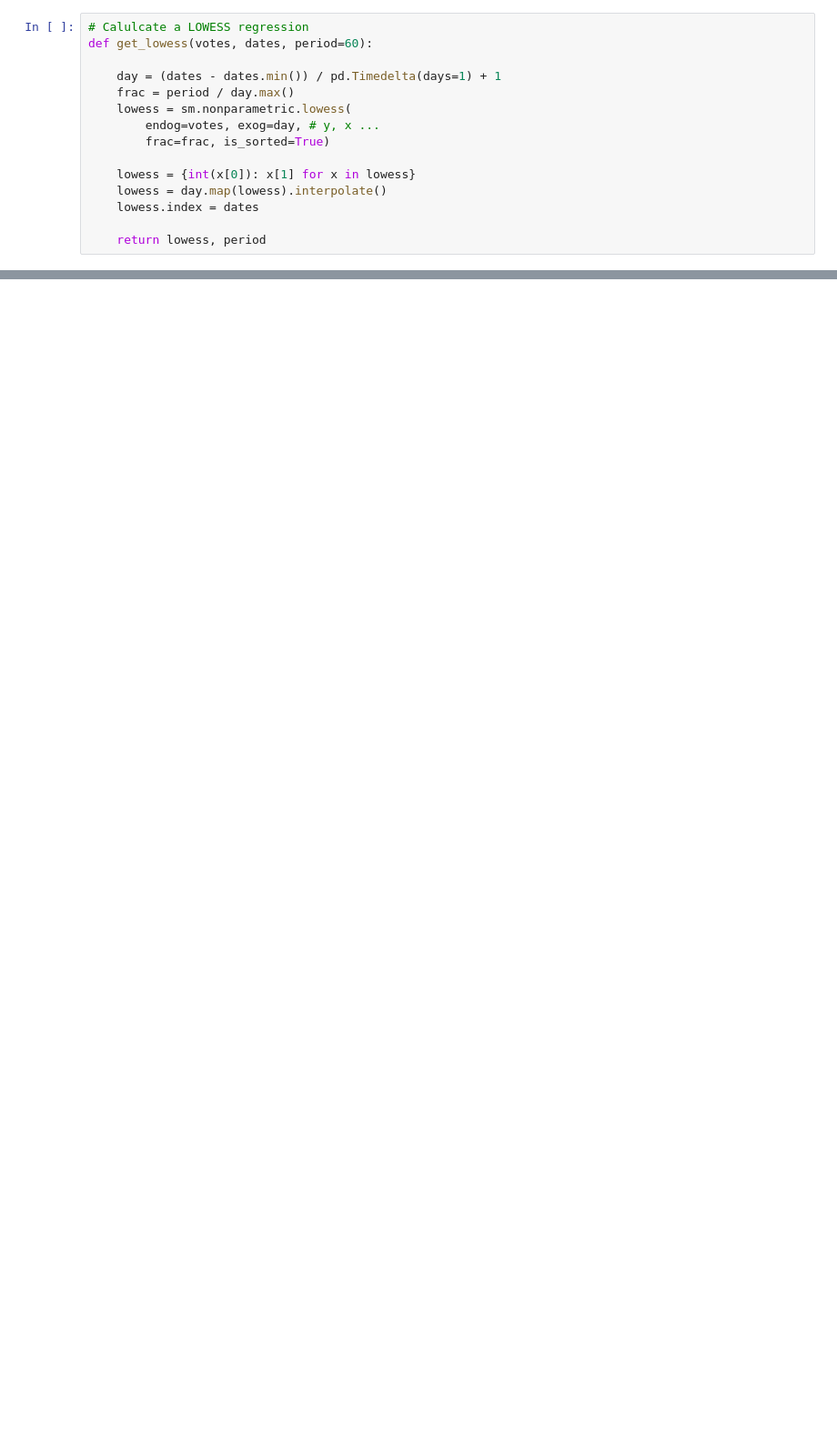
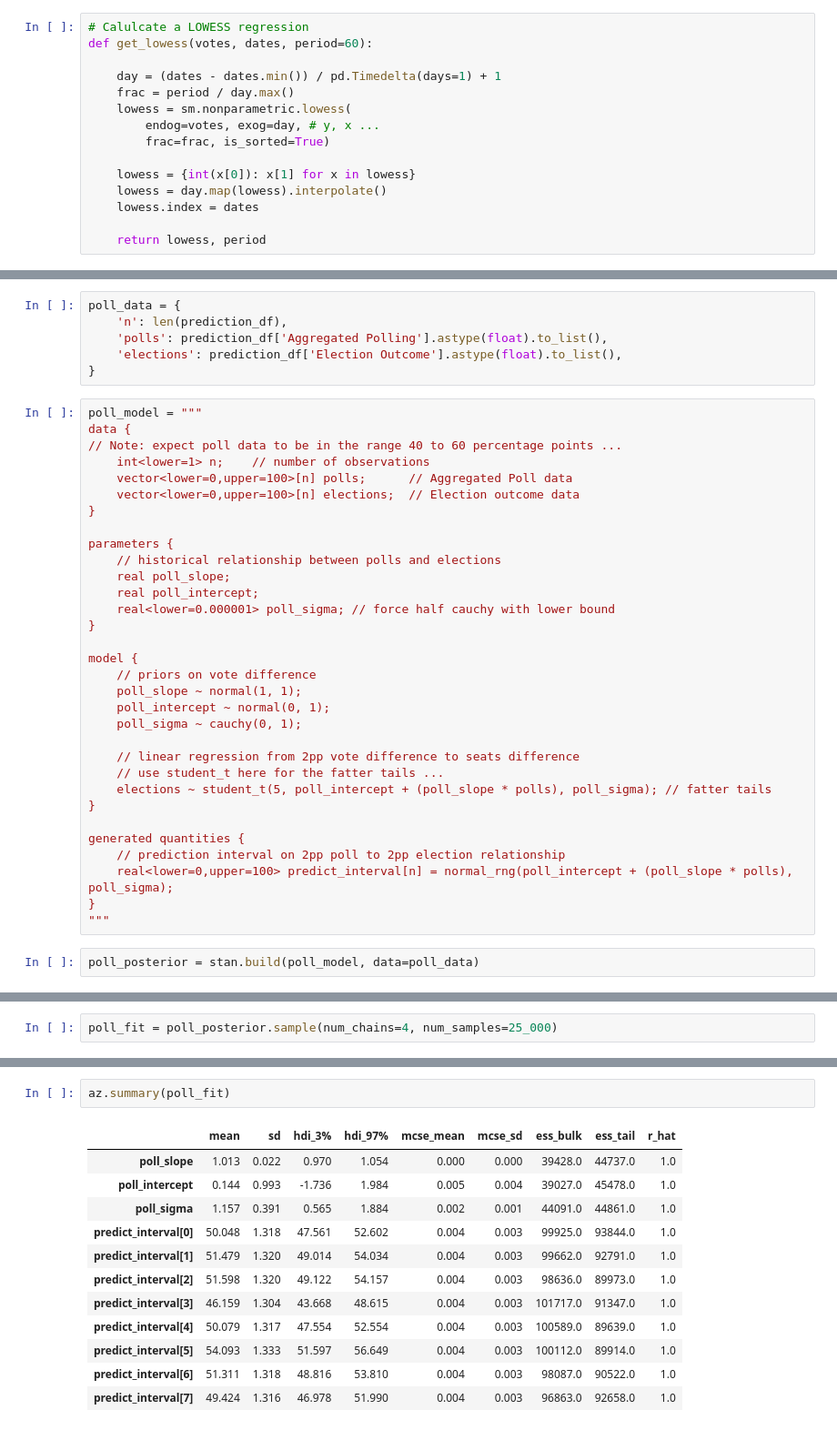
Before and after one commit to bpalmer4/Australian-Federal-Election-2022, a Jupyter notebook: notebooks/Bayesian seats model input for polls to election.ipynb, the cells around one changed output, grey strips where cells are left out. Shown at 91% size. Drawn from its saved outputs; the diff is of its cells as text; blank space fills up the shorter version.

```diff
--- a/notebooks/exploratory how effective are polls at predicting election outcomes.ipynb
+++ b/notebooks/Bayesian seats model input for polls to election.ipynb
@@ -112,0 +198,40 @@ for election in past_polls['Election'].unique():
+# %%
+poll_data = {
+    'n': len(prediction_df),
+    'polls': prediction_df['Aggregated Polling'].astype(float).to_list(),
+    'elections': prediction_df['Election Outcome'].astype(float).to_list(),
+}
+# %%
+poll_model = """
+data {
+// Note: expect poll data to be in the range 40 to 60 percentage points ...
+    int<lower=1> n;    // number of observations
+    vector<lower=0,upper=100>[n] polls;      // Aggregated Poll data
+    vector<lower=0,upper=100>[n] elections;  // Election outcome data
+}
+
+parameters {
+    // historical relationship between polls and elections
+    real poll_slope;
+    real poll_intercept;
+    real<lower=0.000001> poll_sigma; // force half cauchy with lower bound
+}
+
+model {
+    // priors on vote difference
+    poll_slope ~ normal(1, 1);
+    poll_intercept ~ normal(0, 1);
+    poll_sigma ~ cauchy(0, 1);
+
+    // linear regression from 2pp vote difference to seats difference
+    // use student_t here for the fatter tails ...
+    elections ~ student_t(5, poll_intercept + (poll_slope * polls), poll_sigma); // fatter tails
+}
+
+generated quantities {
+    // prediction interval on 2pp poll to 2pp election relationship
+    real<lower=0,upper=100> predict_interval[n] = normal_rng(poll_intercept + (poll_slope * polls), poll_sigma);
+}
+"""
+# %%
+poll_posterior = stan.build(poll_model, data=poll_data)
@@ -112,0 +240,2 @@ for election in past_polls['Election'].unique():
+# %%
+poll_fit = poll_posterior.sample(num_chains=4, num_samples=25_000)
@@ -112,0 +264,15 @@ for election in past_polls['Election'].unique():
+# %%
+az.summary(poll_fit)
+# %% [output]
+|  | mean | sd | hdi_3% | hdi_97% | mcse_mean | mcse_sd | ess_bulk | ess_tail | r_hat |
+| poll_slope | 1.013 | 0.022 | 0.970 | 1.054 | 0.000 | 0.000 | 39428.0 | 44737.0 | 1.0 |
+| poll_intercept | 0.144 | 0.993 | -1.736 | 1.984 | 0.005 | 0.004 | 39027.0 | 45478.0 | 1.0 |
+| poll_sigma | 1.157 | 0.391 | 0.565 | 1.884 | 0.002 | 0.001 | 44091.0 | 44861.0 | 1.0 |
+| predict_interval[0] | 50.048 | 1.318 | 47.561 | 52.602 | 0.004 | 0.003 | 99925.0 | 93844.0 | 1.0 |
+| predict_interval[1] | 51.479 | 1.320 | 49.014 | 54.034 | 0.004 | 0.003 | 99662.0 | 92791.0 | 1.0 |
+| predict_interval[2] | 51.598 | 1.320 | 49.122 | 54.157 | 0.004 | 0.003 | 98636.0 | 89973.0 | 1.0 |
+| predict_interval[3] | 46.159 | 1.304 | 43.668 | 48.615 | 0.004 | 0.003 | 101717.0 | 91347.0 | 1.0 |
+| predict_interval[4] | 50.079 | 1.317 | 47.554 | 52.554 | 0.004 | 0.003 | 100589.0 | 89639.0 | 1.0 |
+| predict_interval[5] | 54.093 | 1.333 | 51.597 | 56.649 | 0.004 | 0.003 | 100112.0 | 89914.0 | 1.0 |
+| predict_interval[6] | 51.311 | 1.318 | 48.816 | 53.810 | 0.004 | 0.003 | 98087.0 | 90522.0 | 1.0 |
+| predict_interval[7] | 49.424 | 1.316 | 46.978 | 51.990 | 0.004 | 0.003 | 96863.0 | 92658.0 | 1.0 |
```
Also changed, not shown: parts of 25 cells of this notebook, 2 other files.
